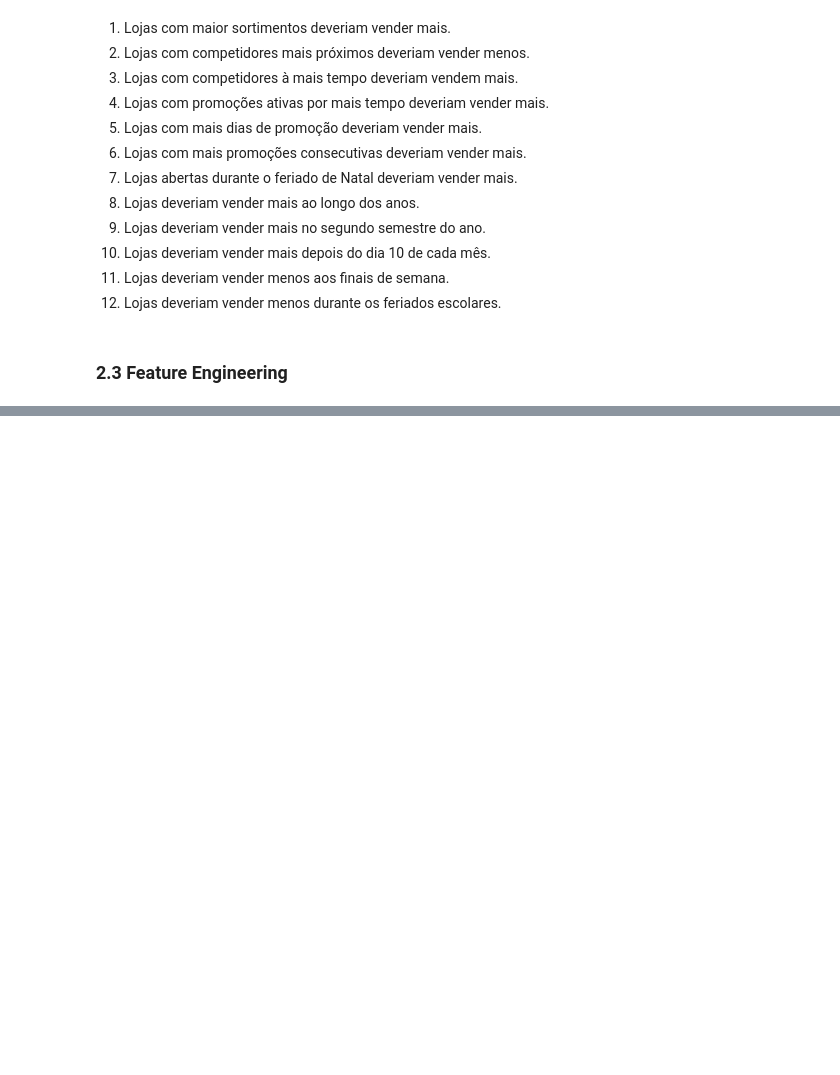
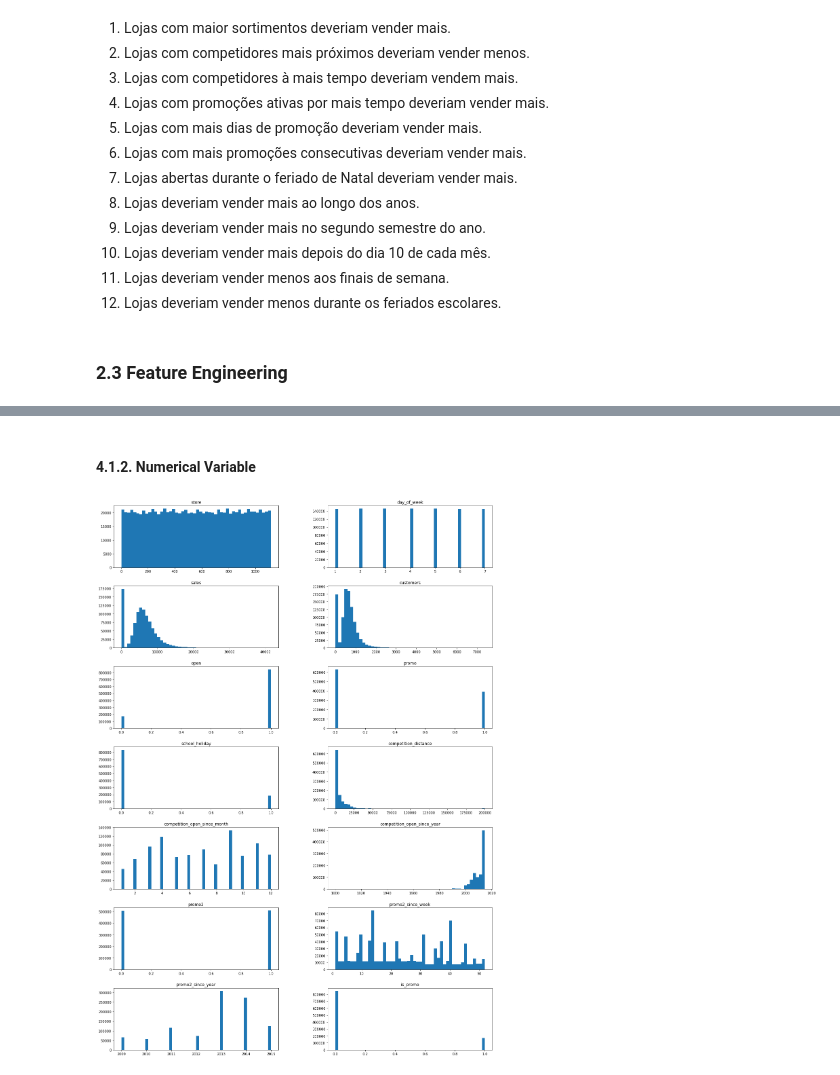
Before and after one commit to Jonasorso/dsSales, a Jupyter notebook: Rossman.ipynb, the cells around one changed output, grey strips where cells are left out. Cells and saved outputs as stored; diff of their text form; code cells hidden in the pictures; blank space fills up the shorter version.

```diff
--- a/Rossman.ipynb
+++ b/Rossman.ipynb
@@ -382,0 +414,6 @@ df2['promo_time_week'] = ( ( df2['date'] - df2['promo_since'] )/7 ).apply(lambda
+# %% [markdown]
+#### 4.1.2. Numerical Variable
+# %%
+num_attributes.hist( bins=50, figsize=(20,60),layout=(14,2), grid=False );
+# %% [output]
+[figure, added]
```
Also changed, not shown: parts of 33 cells of this notebook, 1 other file.
